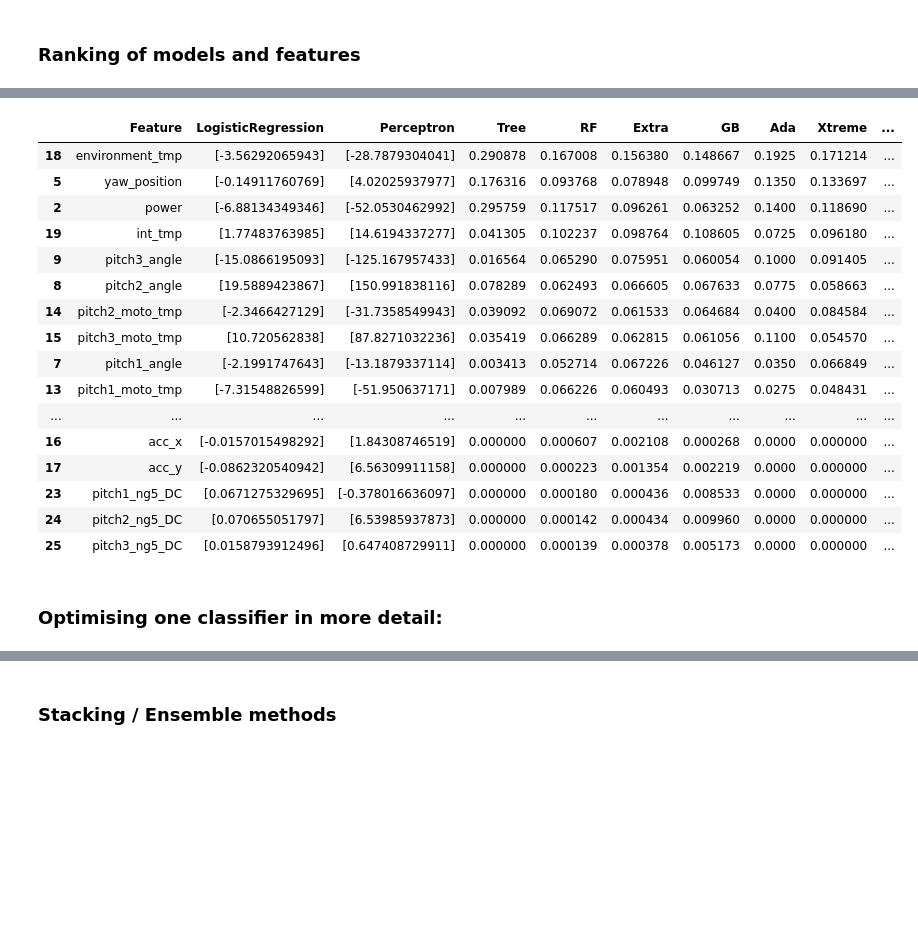
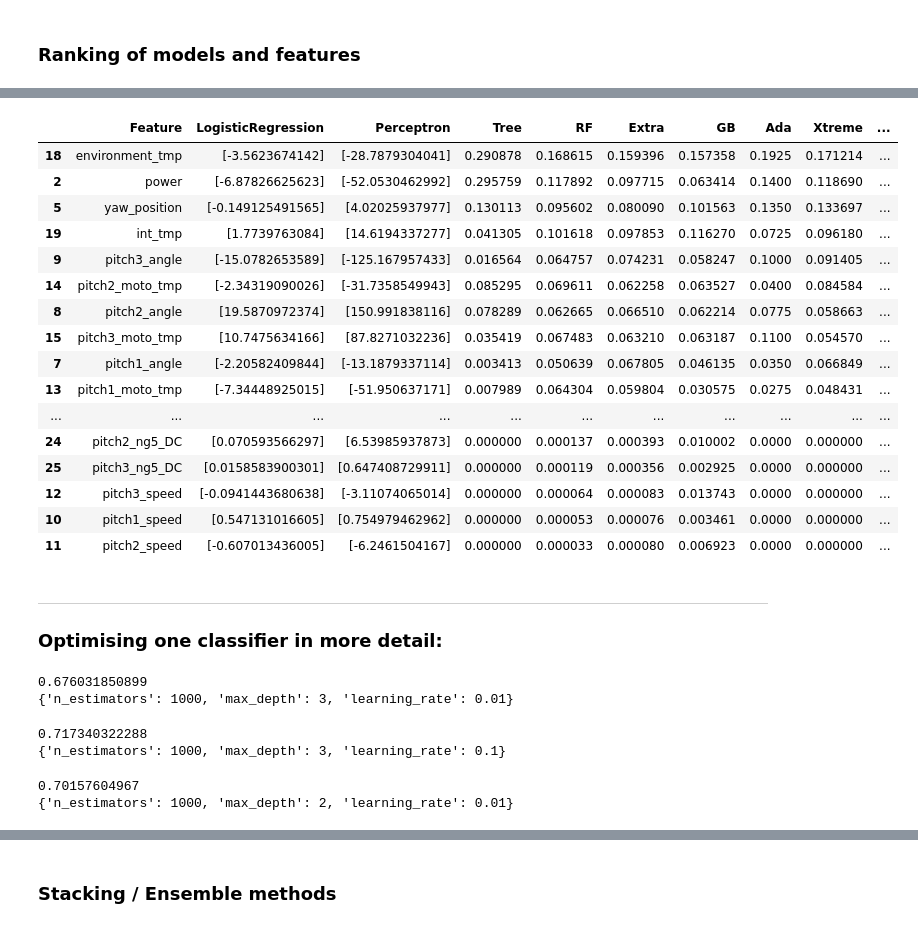
Before and after one commit to Backlu/CAICTCompetition, a Jupyter notebook: ice-Baseline.ipynb, the cells around one changed output, grey strips where cells are left out. Drawn from its saved outputs; the diff is of its cells as text; code cells hidden in the pictures; blank space fills up the shorter version.

```diff
--- a/ice-Baseline.ipynb
+++ b/ice-Baseline.ipynb
@@ -157,9 +184,8 @@ def load_test2_data(varsel=False):
 # %% [markdown]
 **Load input data.**
 # %%
-resample_policy=1
-train_raw, train_X, train_Y, train_y, valid_X, valid_Y, valid_y, train_desc, valid_desc = load_resample_data(id=15,policy=resample_policy,varsel=False)
-valid_raw, valid_21_X, valid_21_Y, valid_21_y,= load_resample_data(id=21,policy=resample_policy,split_validation=False,split_case=8,varsel=False)
+train_raw, train_X, train_Y, train_y, valid_X, valid_Y, valid_y, train_desc, valid_desc = load_resample_data(id=15,policy=1,varsel=False)
+valid_raw, valid_21_X, valid_21_Y, valid_21_y,= load_resample_data(id=21,policy=0,split_validation=False,split_case=8,varsel=False)
 test_raw, test_X,test_timeidx = load_test2_data(varsel=False)
 # %% [markdown]
 **風機15 Training/Validation Data 狀態正常(0)/異常(1)比例 **
@@ -397,9 +437,13 @@ model_gb = GradientBoostingClassifier(
             learning_rate=0.1,
             max_depth=3,
             subsample=0.5,
-            random_state=0).fit(X, y)
+            random_state=0)
 model_gb = model_gb.fit(train_X,train_y)
 pred_y = model_gb.predict(valid_X)
 score_gb, accuracy, precision, recall, cmt, msg=myscore(valid_y, pred_y)
 print(msg)
+
+pred_y = model_gb.predict(valid_21_X)
+score_gb_21, accuracy, precision, recall, cmt, msg=myscore(valid_21_y, pred_y)
+print(msg)
 # %% [output]
@@ -468,57 +529,78 @@ models.sort_values(by='Score', ascending=False)
 # %%
-summary = pd.DataFrame(list(zip(X.columns, \
+summary = pd.DataFrame(list(zip(train_X.columns, \
     np.transpose(model_log.coef_), \
     np.transpose(model_prcp.coef_), \
 #    np.transpose(model_knn.feature_importances_), \
     np.transpose(model_tree.feature_importances_), \
     np.transpose(model_rf.feature_importances_), \
     np.transpose(model_etrtree.feature_importances_), \
     np.transpose(model_gb.feature_importances_), \
     np.transpose(model_ada.feature_importances_), \
     np.transpose(model_xgb.feature_importances_), \
 #    np.transpose(model_svm.coef_), \
-    np.transpose(model_bag.feature_importances_), \
-    )), columns=['Feature','LogisticRegression','Perceptron','Tree','RF','Extra','GB','Ada','Xtreme','Bagging'])
+#    np.transpose(model_bag.feature_importances_), \
+    )), columns=['Feature','LogisticRegression','Perceptron','Tree','RF','Extra','GB','Ada','Xtreme'])
 
 summary['Median'] = summary.median(1)
 summary.sort_values('Median', ascending=False)
 # %% [output]
 |  | Feature | LogisticRegression | Perceptron | Tree | RF | Extra | GB | Ada | Xtreme | ... |
-| 18 | environment_tmp | [-3.56292065943] | [-28.7879304041] | 0.290878 | 0.167008 | 0.156380 | 0.148667 | 0.1925 | 0.171214 | ... |
-| 5 | yaw_position | [-0.14911760769] | [4.02025937977] | 0.176316 | 0.093768 | 0.078948 | 0.099749 | 0.1350 | 0.133697 | ... |
-| 2 | power | [-6.88134349346] | [-52.0530462992] | 0.295759 | 0.117517 | 0.096261 | 0.063252 | 0.1400 | 0.118690 | ... |
-| 19 | int_tmp | [1.77483763985] | [14.6194337277] | 0.041305 | 0.102237 | 0.098764 | 0.108605 | 0.0725 | 0.096180 | ... |
-| 9 | pitch3_angle | [-15.0866195093] | [-125.167957433] | 0.016564 | 0.065290 | 0.075951 | 0.060054 | 0.1000 | 0.091405 | ... |
-| 8 | pitch2_angle | [19.5889423867] | [150.991838116] | 0.078289 | 0.062493 | 0.066605 | 0.067633 | 0.0775 | 0.058663 | ... |
-| 14 | pitch2_moto_tmp | [-2.3466427129] | [-31.7358549943] | 0.039092 | 0.069072 | 0.061533 | 0.064684 | 0.0400 | 0.084584 | ... |
-| 15 | pitch3_moto_tmp | [10.720562838] | [87.8271032236] | 0.035419 | 0.066289 | 0.062815 | 0.061056 | 0.1100 | 0.054570 | ... |
-| 7 | pitch1_angle | [-2.1991747643] | [-13.1879337114] | 0.003413 | 0.052714 | 0.067226 | 0.046127 | 0.0350 | 0.066849 | ... |
-| 13 | pitch1_moto_tmp | [-7.31548826599] | [-51.950637171] | 0.007989 | 0.066226 | 0.060493 | 0.030713 | 0.0275 | 0.048431 | ... |
+| 18 | environment_tmp | [-3.5623674142] | [-28.7879304041] | 0.290878 | 0.168615 | 0.159396 | 0.157358 | 0.1925 | 0.171214 | ... |
+| 2 | power | [-6.87826625623] | [-52.0530462992] | 0.295759 | 0.117892 | 0.097715 | 0.063414 | 0.1400 | 0.118690 | ... |
+| 5 | yaw_position | [-0.149125491565] | [4.02025937977] | 0.130113 | 0.095602 | 0.080090 | 0.101563 | 0.1350 | 0.133697 | ... |
+| 19 | int_tmp | [1.7739763084] | [14.6194337277] | 0.041305 | 0.101618 | 0.097853 | 0.116270 | 0.0725 | 0.096180 | ... |
+| 9 | pitch3_angle | [-15.0782653589] | [-125.167957433] | 0.016564 | 0.064757 | 0.074231 | 0.058247 | 0.1000 | 0.091405 | ... |
+| 14 | pitch2_moto_tmp | [-2.34319090026] | [-31.7358549943] | 0.085295 | 0.069611 | 0.062258 | 0.063527 | 0.0400 | 0.084584 | ... |
+| 8 | pitch2_angle | [19.5870972374] | [150.991838116] | 0.078289 | 0.062665 | 0.066510 | 0.062214 | 0.0775 | 0.058663 | ... |
+| 15 | pitch3_moto_tmp | [10.7475634166] | [87.8271032236] | 0.035419 | 0.067483 | 0.063210 | 0.063187 | 0.1100 | 0.054570 | ... |
+| 7 | pitch1_angle | [-2.20582409844] | [-13.1879337114] | 0.003413 | 0.050639 | 0.067805 | 0.046135 | 0.0350 | 0.066849 | ... |
+| 13 | pitch1_moto_tmp | [-7.34448925015] | [-51.950637171] | 0.007989 | 0.064304 | 0.059804 | 0.030575 | 0.0275 | 0.048431 | ... |
 | ... | ... | ... | ... | ... | ... | ... | ... | ... | ... | ... |
-| 16 | acc_x | [-0.0157015498292] | [1.84308746519] | 0.000000 | 0.000607 | 0.002108 | 0.000268 | 0.0000 | 0.000000 | ... |
-| 17 | acc_y | [-0.0862320540942] | [6.56309911158] | 0.000000 | 0.000223 | 0.001354 | 0.002219 | 0.0000 | 0.000000 | ... |
-| 23 | pitch1_ng5_DC | [0.0671275329695] | [-0.378016636097] | 0.000000 | 0.000180 | 0.000436 | 0.008533 | 0.0000 | 0.000000 | ... |
-| 24 | pitch2_ng5_DC | [0.070655051797] | [6.53985937873] | 0.000000 | 0.000142 | 0.000434 | 0.009960 | 0.0000 | 0.000000 | ... |
-| 25 | pitch3_ng5_DC | [0.0158793912496] | [0.647408729911] | 0.000000 | 0.000139 | 0.000378 | 0.005173 | 0.0000 | 0.000000 | ... |
+| 24 | pitch2_ng5_DC | [0.070593566297] | [6.53985937873] | 0.000000 | 0.000137 | 0.000393 | 0.010002 | 0.0000 | 0.000000 | ... |
+| 25 | pitch3_ng5_DC | [0.0158583900301] | [0.647408729911] | 0.000000 | 0.000119 | 0.000356 | 0.002925 | 0.0000 | 0.000000 | ... |
+| 12 | pitch3_speed | [-0.0941443680638] | [-3.11074065014] | 0.000000 | 0.000064 | 0.000083 | 0.013743 | 0.0000 | 0.000000 | ... |
+| 10 | pitch1_speed | [0.547131016605] | [0.754979462962] | 0.000000 | 0.000053 | 0.000076 | 0.003461 | 0.0000 | 0.000000 | ... |
+| 11 | pitch2_speed | [-0.607013436005] | [-6.2461504167] | 0.000000 | 0.000033 | 0.000080 | 0.006923 | 0.0000 | 0.000000 | ... |
 # %% [markdown]
+***
 ### Optimising one classifier in more detail:
+# %%
+clf_xgb = xgb.XGBClassifier(subsample=0.5)
+param_grid = {'max_depth':[2,3,5,7,9],
+              'learning_rate':[0.1,0.01],
+              #'booster': ['gbtree', 'gblinear', 'dart'],
+              'n_estimators': [100, 500,1000]
+              }
+gs = GridSearchCV(estimator=clf_xgb, param_grid=param_grid, scoring='accuracy', cv=3)
+gs = gs.fit(train_X,train_y)
+print(gs.best_score_)
+print(gs.best_params_)
+# %% [output]
+0.676031850899
+{'n_estimators': 1000, 'max_depth': 3, 'learning_rate': 0.01}
 # %%
 clf_xgb = xgb.XGBClassifier(subsample=0.5)
 param_grid = {'max_depth':[2,3,5,7,9],
               'learning_rate':[0.1,0.01],
-              'n_estimators': [100, 500,1000],
-              'booster': ['gbtree', 'gblinear', 'dart']}
-gs = GridSearchCV(estimator=clf_xgb, param_grid=param_grid, scoring='accuracy', cv=3)
+              'n_estimators': [100, 500,1000]
+              }
+gs = GridSearchCV(estimator=clf_xgb, param_grid=param_grid, scoring='recall', cv=3)
 gs = gs.fit(train_X,train_y)
 print(gs.best_score_)
 print(gs.best_params_)
+# %% [output]
+0.717340322288
+{'n_estimators': 1000, 'max_depth': 3, 'learning_rate': 0.1}
 # %%
 clf_xgb = xgb.XGBClassifier(subsample=0.5)
 param_grid = {'max_depth':[2,3,5,7,9],
               'learning_rate':[0.1,0.01],
-              'n_estimators': [100, 500,1000],
-              'booster': ['gbtree', 'gblinear', 'dart']}
-gs = GridSearchCV(estimator=clf_xgb, param_grid=param_grid, scoring='recall', cv=3)
+              'n_estimators': [100, 500,1000]
+              }
+gs = GridSearchCV(estimator=clf_xgb, param_grid=param_grid, scoring='precision', cv=3)
 gs = gs.fit(train_X,train_y)
 print(gs.best_score_)
 print(gs.best_params_)
+# %% [output]
+0.70157604967
+{'n_estimators': 1000, 'max_depth': 2, 'learning_rate': 0.01}
```
Also changed, not shown: parts of 51 cells of this notebook.
